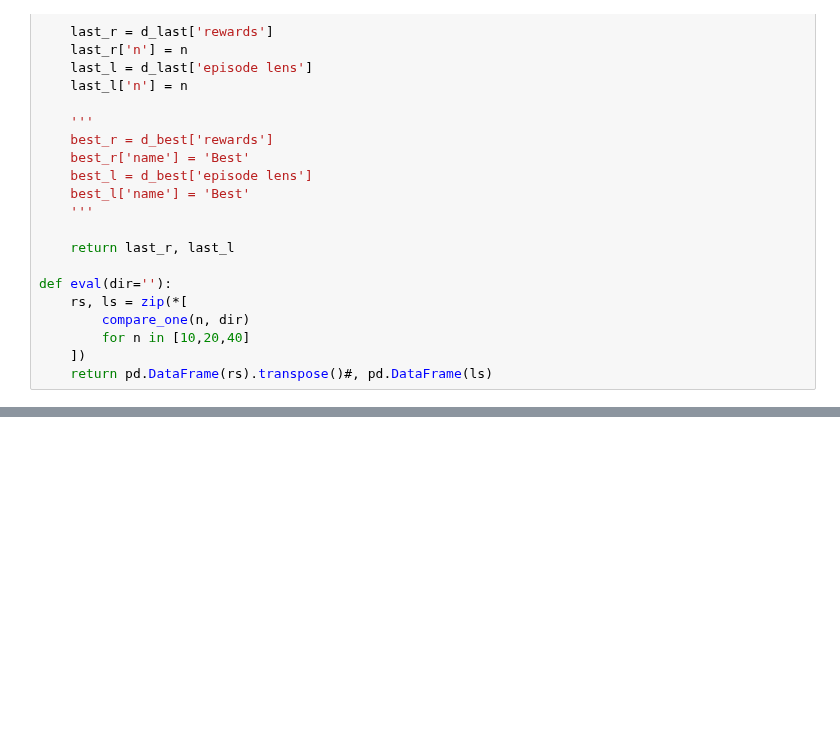
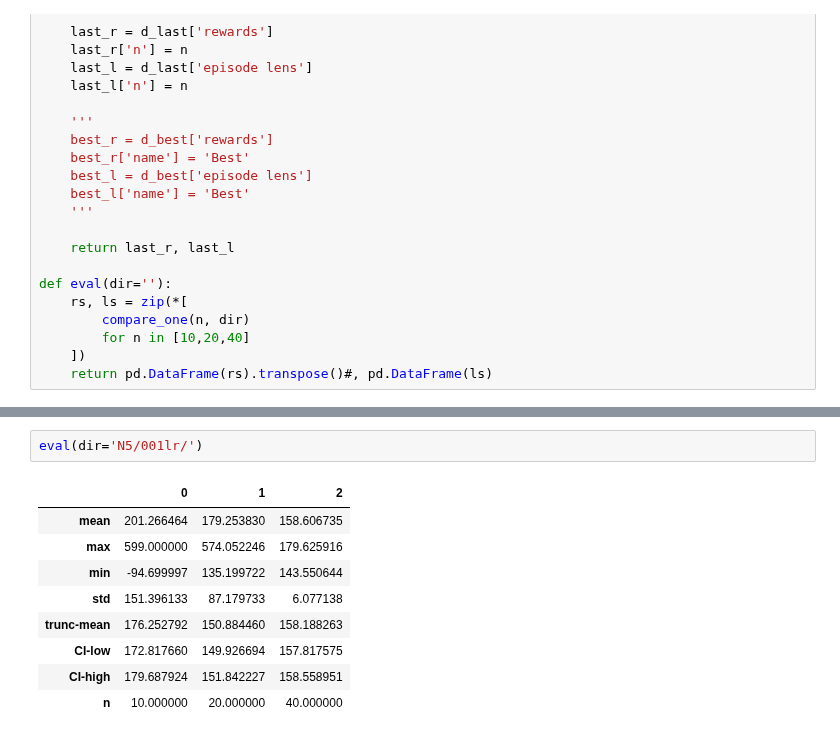
Before and after one commit to zazyzaya/minimal_yawning_titan, a Jupyter notebook: notebooks/eval.ipynb, the cells around one changed output, grey strips where cells are left out. Drawn from its saved outputs; the diff is of its cells as text; blank space fills up the shorter version.

```diff
--- a/notebooks/eval.ipynb
+++ b/notebooks/eval.ipynb
@@ -64,3 +124,15 @@ def eval(dir=''):
+# %%
+eval(dir='N5/001lr/')
+# %% [output]
+|  | 0 | 1 | 2 |
+| mean | 201.266464 | 179.253830 | 158.606735 |
+| max | 599.000000 | 574.052246 | 179.625916 |
+| min | -94.699997 | 135.199722 | 143.550644 |
+| std | 151.396133 | 87.179733 | 6.077138 |
+| trunc-mean | 176.252792 | 150.884460 | 158.188263 |
+| CI-low | 172.817660 | 149.926694 | 157.817575 |
+| CI-high | 179.687924 | 151.842227 | 158.558951 |
+| n | 10.000000 | 20.000000 | 40.000000 |
 # %%
 eval(dir='001lr_d/')
 # %% [output]
```
Also changed, not shown: parts of 10 cells of this notebook, 7 other files.
